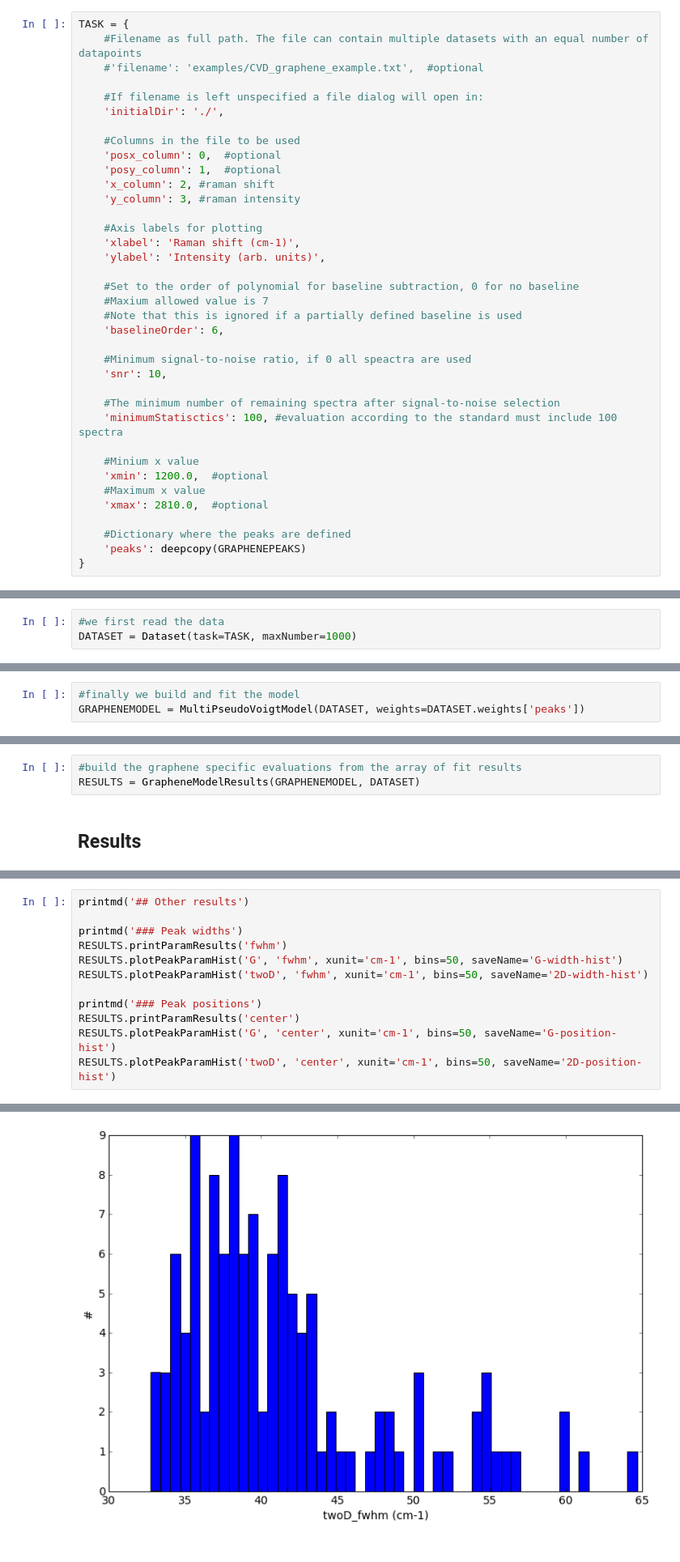
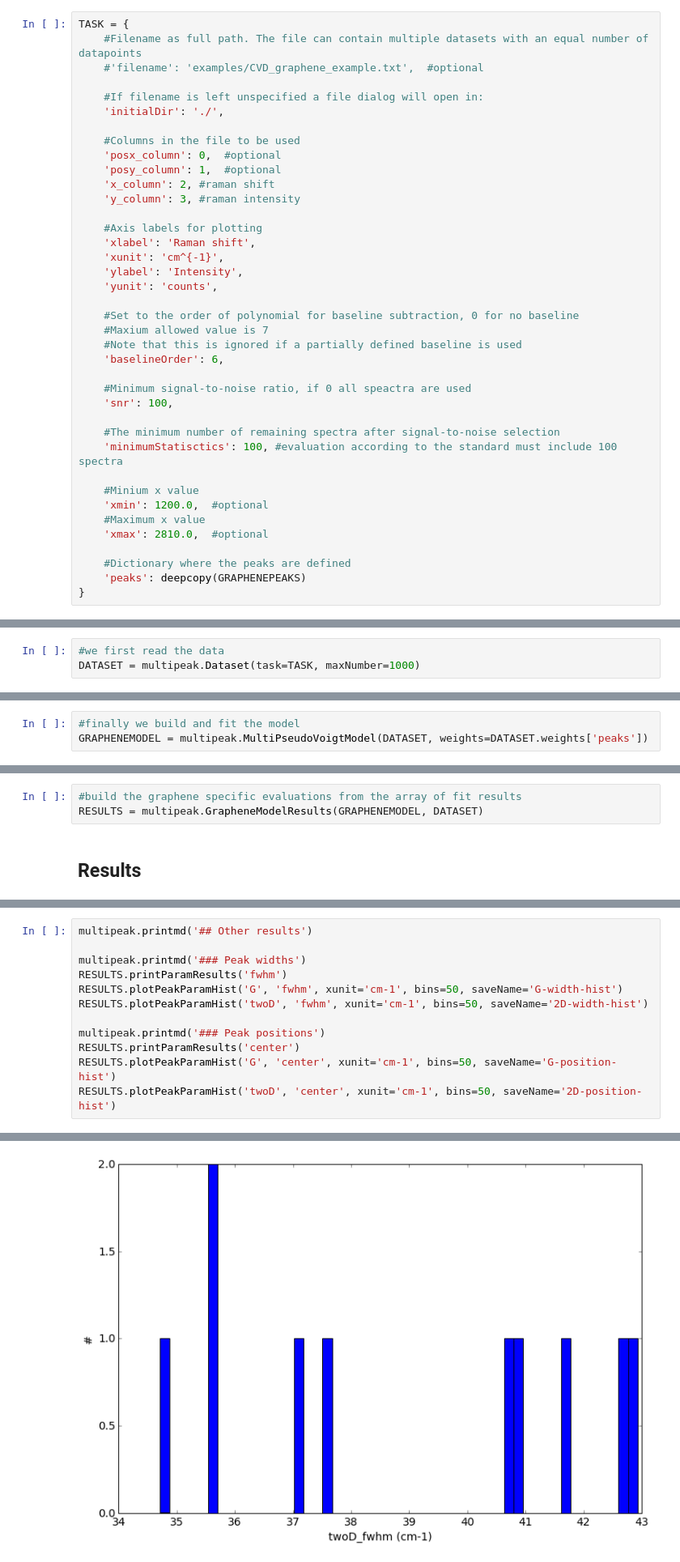
Before and after one commit to graphenestandards/raman, a Jupyter notebook: DtoG-2Dsymmetry.ipynb, the cells around one changed output, grey strips where cells are left out. Shown at 81% size. Drawn from its saved outputs; the diff is of its cells as text.

```diff
--- a/DtoG-2Dsymmetry.ipynb
+++ b/DtoG-2Dsymmetry.ipynb
@@ -128,8 +129,10 @@ TASK = {
     'y_column': 3, #raman intensity
 
     #Axis labels for plotting
-    'xlabel': 'Raman shift (cm-1)',
-    'ylabel': 'Intensity (arb. units)',
+    'xlabel': 'Raman shift',
+    'xunit': 'cm^{-1}',
+    'ylabel': 'Intensity',
+    'yunit': 'counts',
 
     #Set to the order of polynomial for baseline subtraction, 0 for no baseline
     #Maxium allowed value is 7
@@ -137,7 +140,7 @@ TASK = {
     'baselineOrder': 6,
 
     #Minimum signal-to-noise ratio, if 0 all speactra are used
-    'snr': 10,
+    'snr': 100,
 
     #The minimum number of remaining spectra after signal-to-noise selection
     'minimumStatisctics': 100, #evaluation according to the standard must include 100 spectra
@@ -163,7 +166,7 @@ plt.rcParams.update({'font.size': 14})
 The datasets are read from a text file using TASK['filename'] with x and y columns defined in TASK['x_column'] and TASK['y_column'].
 # %%
 #we first read the data
-DATASET = Dataset(task=TASK, maxNumber=1000)
+DATASET = multipeak.Dataset(task=TASK, maxNumber=1000)
 # %% [output]
 Reading  examples/CVD_graphene_example.txt
 Data  examples/CVD_graphene_example.txt  read
@@ -224,7 +227,7 @@ DATASET.filterDatasetBySNR()
 Reads the peaks defined in TASK['peaks'] and builds and lmfit CompositeModel from them.
 # %%
 #finally we build and fit the model
-GRAPHENEMODEL = MultiPseudoVoigtModel(DATASET, weights=DATASET.weights['peaks'])
+GRAPHENEMODEL = multipeak.MultiPseudoVoigtModel(DATASET, weights=DATASET.weights['peaks'])
 # %% [markdown]
 ## 2D peak fitting
 
@@ -240,7 +243,7 @@ GRAPHENEMODEL.runFit()
 This obejest takes the standard fit results from lmfit and provides multi-peak, multi-spectra and graphene specific evaluations.
 # %%
 #build the graphene specific evaluations from the array of fit results
-RESULTS = GrapheneModelResults(GRAPHENEMODEL, DATASET)
+RESULTS = multipeak.GrapheneModelResults(GRAPHENEMODEL, DATASET)
 # %% [markdown]
 ## Results
 # %%
@@ -353,12 +356,12 @@ D/G ratio by height:  0.097 +/- 0.123
 # %%
-printmd('## Other results')
+multipeak.printmd('## Other results')
 
-printmd('### Peak widths')
+multipeak.printmd('### Peak widths')
 RESULTS.printParamResults('fwhm')
 RESULTS.plotPeakParamHist('G', 'fwhm', xunit='cm-1', bins=50, saveName='G-width-hist')
 RESULTS.plotPeakParamHist('twoD', 'fwhm', xunit='cm-1', bins=50, saveName='2D-width-hist')
 
-printmd('### Peak positions')
+multipeak.printmd('### Peak positions')
 RESULTS.printParamResults('center')
 RESULTS.plotPeakParamHist('G', 'center', xunit='cm-1', bins=50, saveName='G-position-hist')
 RESULTS.plotPeakParamHist('twoD', 'center', xunit='cm-1', bins=50, saveName='2D-position-hist')
@@ -372,2 +375,2 @@ twoD fwhm: 41.483 +/- 6.785
-[figure, old version]
+[figure, new version]
 ### Peak positions
```
Also changed, not shown: parts of 14 cells of this notebook, 3 other files.
